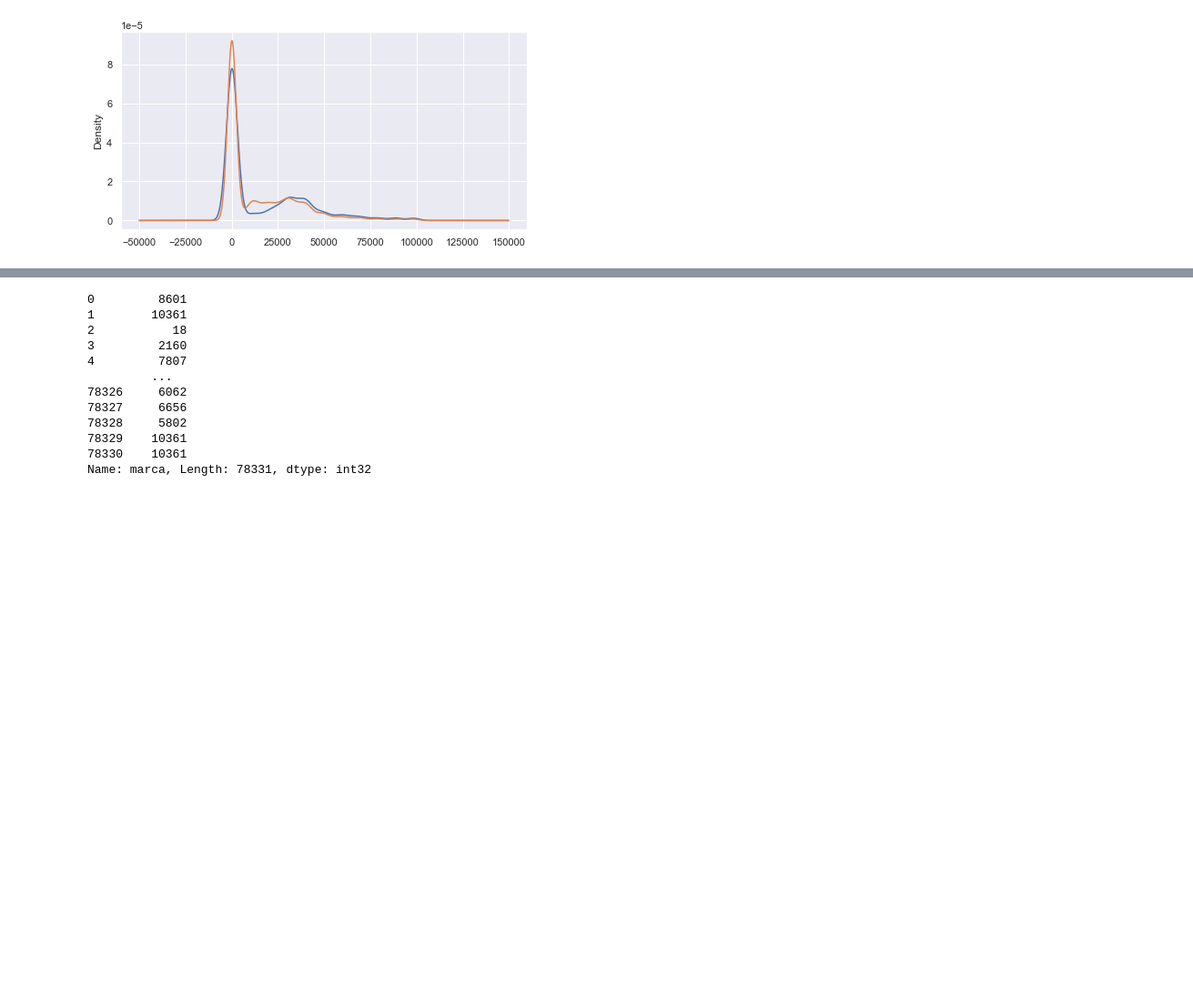
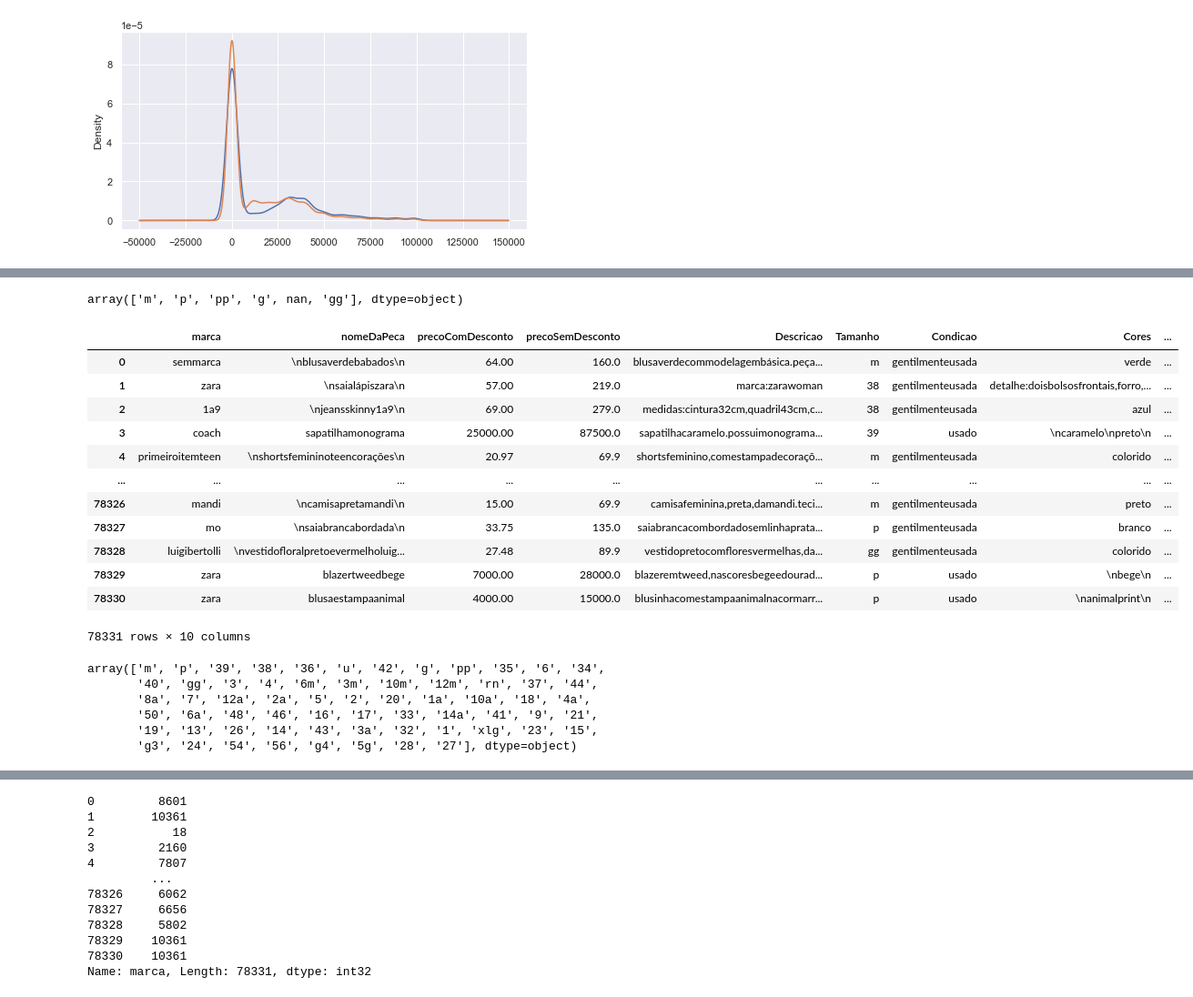
Before and after one commit to FilipeSCampos/I.a-vendas-classification, a Jupyter notebook: Gestão de dados.ipynb, the cells around one changed output, grey strips where cells are left out. Shown at 91% size. Cells and saved outputs as stored; diff of their text form; code cells hidden in the pictures; blank space fills up the shorter version.

```diff
--- a/Gestão de dados.ipynb
+++ b/Gestão de dados.ipynb
@@ -148,3 +142,51 @@ for coluna in df2.columns:
     if df2[coluna].dtype == 'O':  # 'O' é o código para tipo de objeto (string) em pandas
         # Removendo espaçamentos e convertendo para minúsculas
         df2[coluna] = df2[coluna].str.replace(' ', '').str.lower()
+# %%
+equivalencia = {
+    'pp': ['u','3','3m', 'rn', '2a', '1a', '18m', '8a', '12a','12m', '9m', '6m','4', '4a', '6a','6', '1','2','9','3a','5g'],
+    'p': ['34', '35', '36', '37', '38', '39', '40', '42', '33', '32', '31', '30','7','5','18','17','14a','19'],
+    'm': ['44', '46', '48', '50', '52', '54', '56', '58', '60', '29', '28', '27', '26', '25', '24', '23', '22', '21', '20','41','43'],
+    'g': ['g', '8', '10', '12', '14', '16', '15', '13', '11', '10a', '10m'],
+    'gg': ['xgg', 'xlg', 'g3', 'g4', '45'],
+}
+
+# Função para mapear os tamanhos
+def mapear_tamanho(tamanho):
+    for metrica, valores in equivalencia.items():
+        if tamanho in valores:
+            return metrica
+    return tamanho  # Se não houver correspondência, retorna o tamanho original
+
+# Aplicar a função de mapeamento à coluna 'tamanho' no DataFrame
+df['tamanho_mapeado'] = df['Tamanho'].apply(mapear_tamanho)
+df2['tamanho_mapeado'] = df2['Tamanho'].apply(mapear_tamanho)
+# %%
+df['tamanho_mapeado'].unique()
+# %% [output]
+array(['m', 'p', 'pp', 'g', nan, 'gg'], dtype=object)
+# %%
+df
+# %% [output]
+|  | marca | nomeDaPeca | precoComDesconto | precoSemDesconto | Descricao | Tamanho | Condicao | Cores | ... |
+| 0 | semmarca | \nblusaverdebabados\n | 64.00 | 160.0 | blusaverdecommodelagembásica.peça... | m | gentilmenteusada | verde | ... |
+| 1 | zara | \nsaialápiszara\n | 57.00 | 219.0 | marca:zarawoman | 38 | gentilmenteusada | detalhe:doisbolsosfrontais,forro,... | ... |
+| 2 | 1a9 | \njeansskinny1a9\n | 69.00 | 279.0 | medidas:cintura32cm,quadril43cm,c... | 38 | gentilmenteusada | azul | ... |
+| 3 | coach | sapatilhamonograma | 25000.00 | 87500.0 | sapatilhacaramelo.possuimonograma... | 39 | usado | \ncaramelo\npreto\n | ... |
+| 4 | primeiroitemteen | \nshortsfemininoteencorações\n | 20.97 | 69.9 | shortsfeminino,comestampadecoraçõ... | m | gentilmenteusada | colorido | ... |
+| ... | ... | ... | ... | ... | ... | ... | ... | ... | ... |
+| 78326 | mandi | \ncamisapretamandi\n | 15.00 | 69.9 | camisafeminina,preta,damandi.teci... | m | gentilmenteusada | preto | ... |
+| 78327 | mo | \nsaiabrancabordada\n | 33.75 | 135.0 | saiabrancacombordadosemlinhaprata... | p | gentilmenteusada | branco | ... |
+| 78328 | luigibertolli | \nvestidofloralpretoevermelholuig... | 27.48 | 89.9 | vestidopretocomfloresvermelhas,da... | gg | gentilmenteusada | colorido | ... |
+| 78329 | zara | blazertweedbege | 7000.00 | 28000.0 | blazeremtweed,nascoresbegeedourad... | p | usado | \nbege\n | ... |
+| 78330 | zara | blusaestampaanimal | 4000.00 | 15000.0 | blusinhacomestampaanimalnacormarr... | p | usado | \nanimalprint\n | ... |
+78331 rows × 10 columns
+# %%
+df['tamanho_mapeado'].unique()
+# %% [output]
+array(['m', 'p', '39', '38', '36', 'u', '42', 'g', 'pp', '35', '6', '34',
+       '40', 'gg', '3', '4', '6m', '3m', '10m', '12m', 'rn', '37', '44',
+       '8a', '7', '12a', '2a', '5', '2', '20', '1a', '10a', '18', '4a',
+       '50', '6a', '48', '46', '16', '17', '33', '14a', '41', '9', '21',
+       '19', '13', '26', '14', '43', '3a', '32', '1', 'xlg', '23', '15',
+       'g3', '24', '54', '56', 'g4', '5g', '28', '27'], dtype=object)
```
Also changed, not shown: parts of 21 cells of this notebook, 8 other files.
